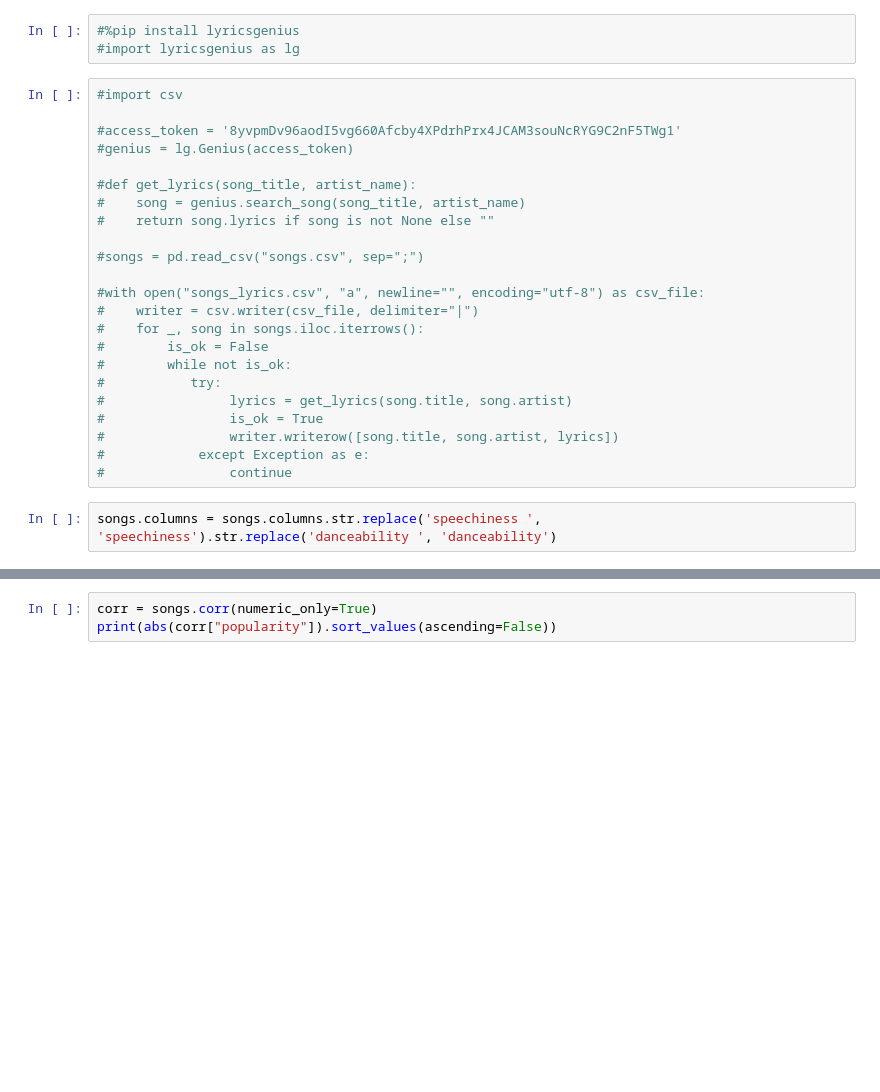
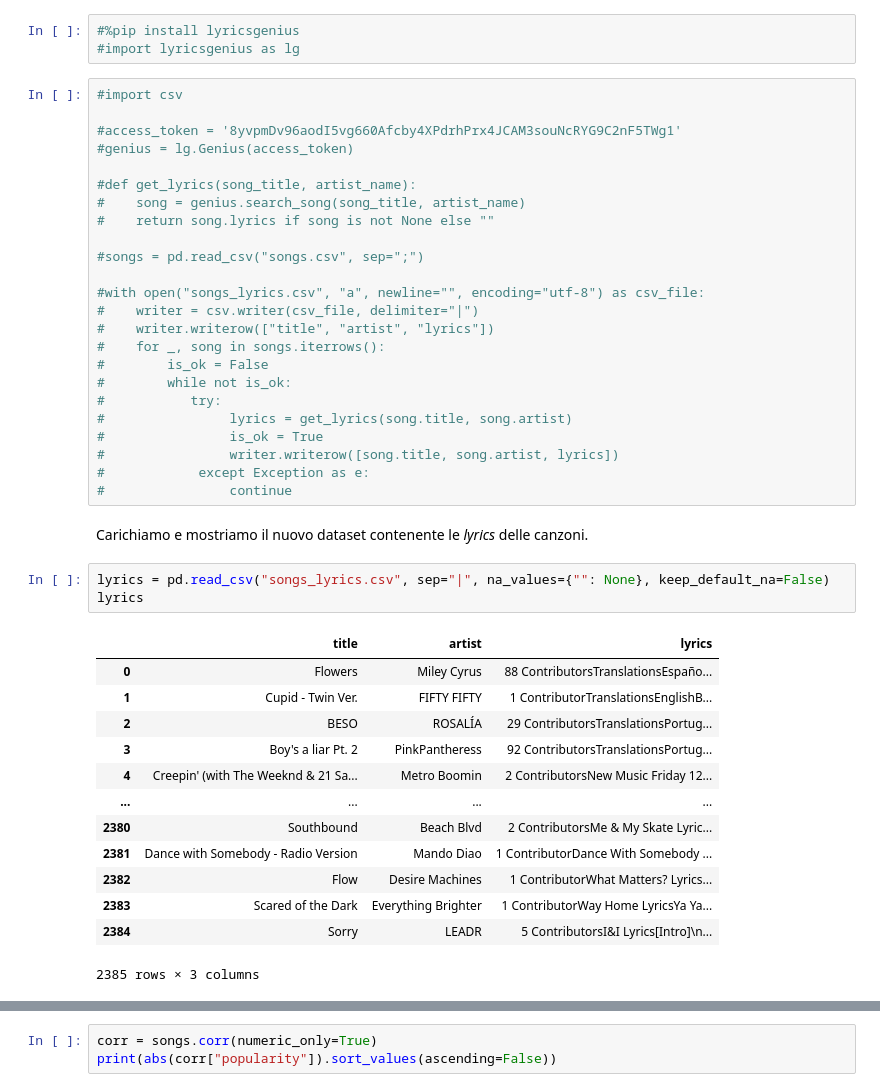
Before and after one commit to AndreaZavatta/Songs-Popularity-Prediction, a Jupyter notebook: songs-popularity-prediction.ipynb, the cells around one changed output, grey strips where cells are left out. Drawn from its saved outputs; the diff is of its cells as text; blank space fills up the shorter version.

```diff
--- a/songs-popularity-prediction.ipynb
+++ b/songs-popularity-prediction.ipynb
@@ -70,7 +81,8 @@ Di seguito è possibile trovare il codice (commentato) che esegue questa operazi
 
 #with open("songs_lyrics.csv", "a", newline="", encoding="utf-8") as csv_file:
 #    writer = csv.writer(csv_file, delimiter="|")
-#    for _, song in songs.iloc.iterrows():
+#    writer.writerow(["title", "artist", "lyrics"])
+#    for _, song in songs.iterrows():
 #        is_ok = False
 #        while not is_ok:
 #           try:
@@ -79,5 +91,22 @@ Di seguito è possibile trovare il codice (commentato) che esegue questa operazi
 #                writer.writerow([song.title, song.artist, lyrics])
 #            except Exception as e:
 #                continue
-# %%
-songs.columns = songs.columns.str.replace('speechiness ', 'speechiness').str.replace('danceability ', 'danceability')
+# %% [markdown]
+Carichiamo e mostriamo il nuovo dataset contenente le _lyrics_ delle canzoni.
+# %%
+lyrics = pd.read_csv("songs_lyrics.csv", sep="|", na_values={"": None}, keep_default_na=False)
+lyrics
+# %% [output]
+|  | title | artist | lyrics |
+| 0 | Flowers | Miley Cyrus | 88 ContributorsTranslationsEspaño... |
+| 1 | Cupid - Twin Ver. | FIFTY FIFTY | 1 ContributorTranslationsEnglishB... |
+| 2 | BESO | ROSALÍA | 29 ContributorsTranslationsPortug... |
+| 3 | Boy's a liar Pt. 2 | PinkPantheress | 92 ContributorsTranslationsPortug... |
+| 4 | Creepin' (with The Weeknd & 21 Sa... | Metro Boomin | 2 ContributorsNew Music Friday 12... |
+| ... | ... | ... | ... |
+| 2380 | Southbound | Beach Blvd | 2 ContributorsMe & My Skate Lyric... |
+| 2381 | Dance with Somebody - Radio Version | Mando Diao | 1 ContributorDance With Somebody ... |
+| 2382 | Flow | Desire Machines | 1 ContributorWhat Matters? Lyrics... |
+| 2383 | Scared of the Dark | Everything Brighter | 1 ContributorWay Home LyricsYa Ya... |
+| 2384 | Sorry | LEADR | 5 ContributorsI&I Lyrics[Intro]\n... |
+2385 rows × 3 columns
```
Also changed, not shown: parts of 21 cells of this notebook.
